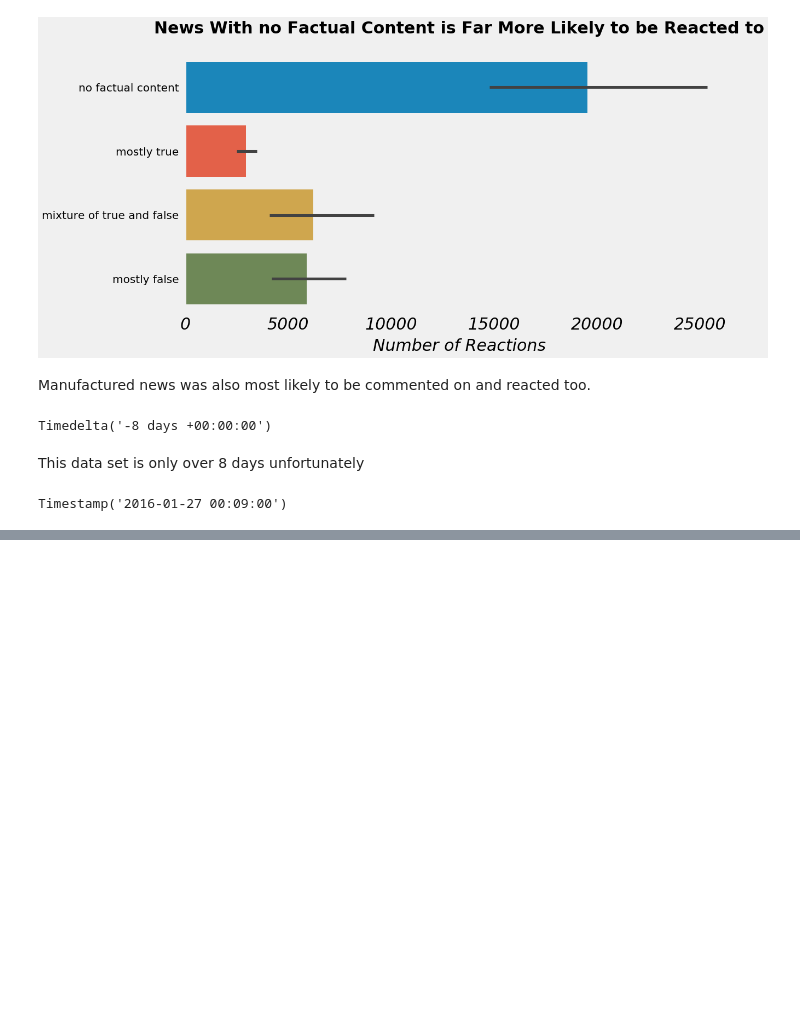
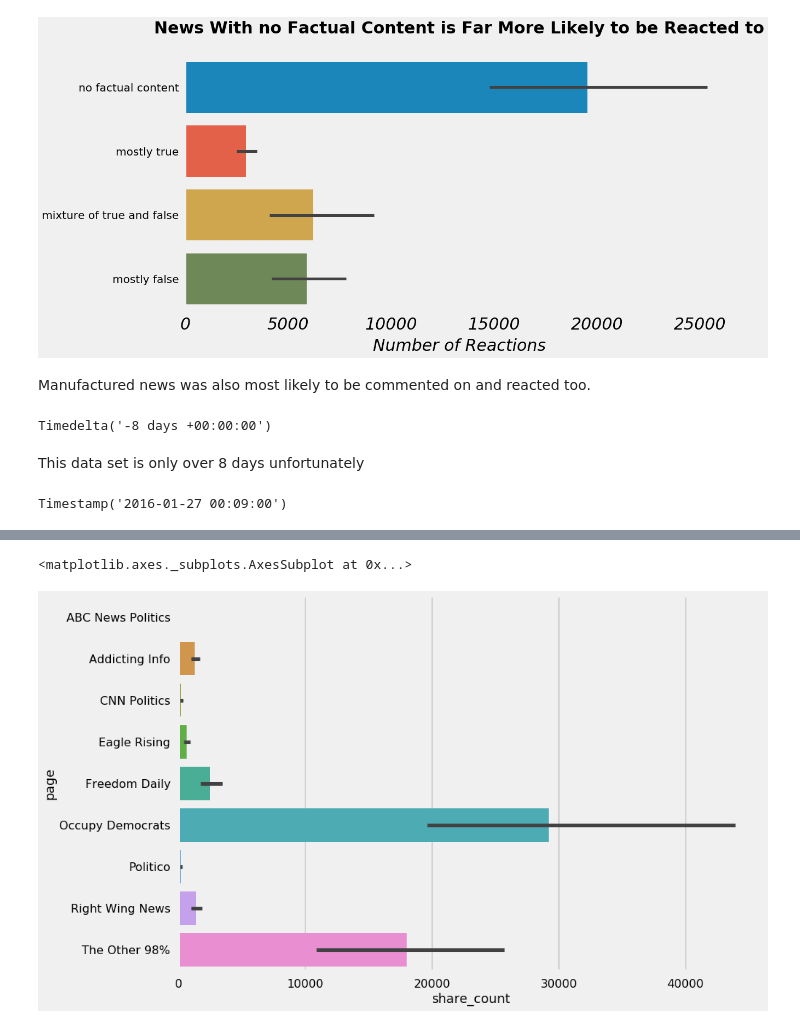
Before and after one commit to acoco10/EDA_on_fake_facebook_posts, a Jupyter notebook: facebook-fact-check_eda.ipynb, the cells around one changed output, grey strips where cells are left out. Cells and saved outputs as stored; diff of their text form; code cells hidden in the pictures; blank space fills up the shorter version.

```diff
--- a/facebook-fact-check_eda.ipynb
+++ b/facebook-fact-check_eda.ipynb
@@ -131,0 +132,5 @@ plt.grid(axis = 'x')
+# %%
+sns.barplot("share_count", "page", data = df)
+# %% [output]
+<matplotlib.axes._subplots.AxesSubplot at 0x...>
+[figure, added]
```
Also changed, not shown: parts of 1 cell of this notebook.
